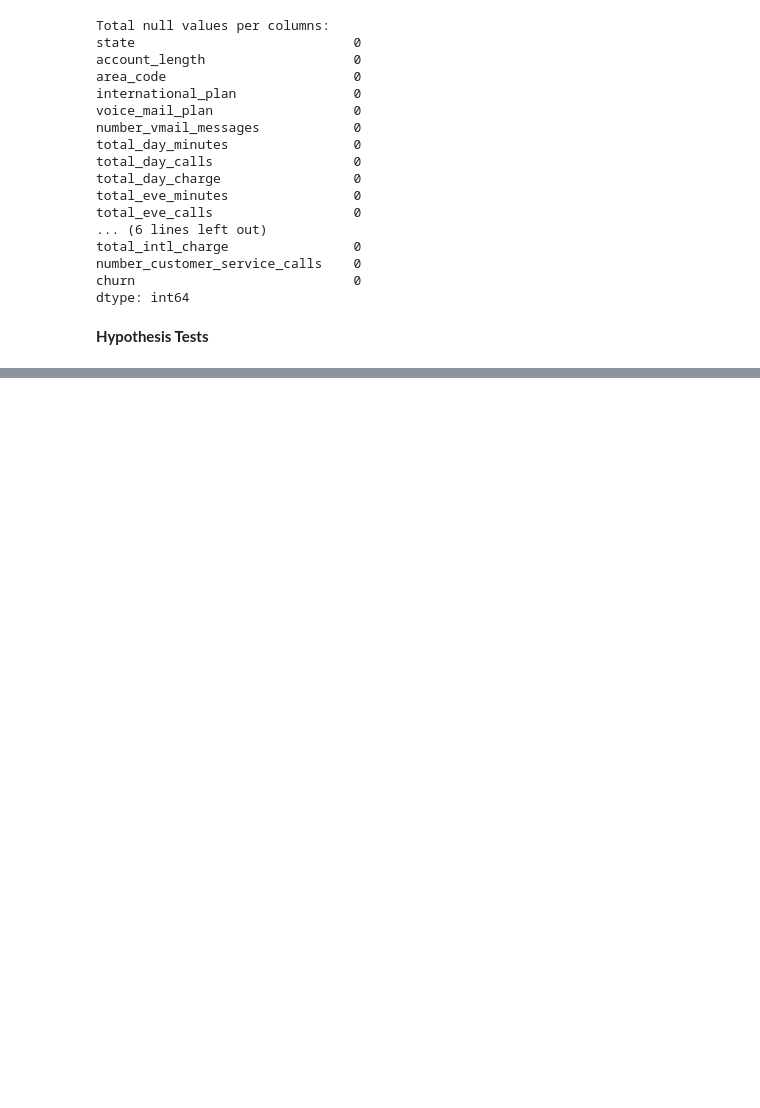
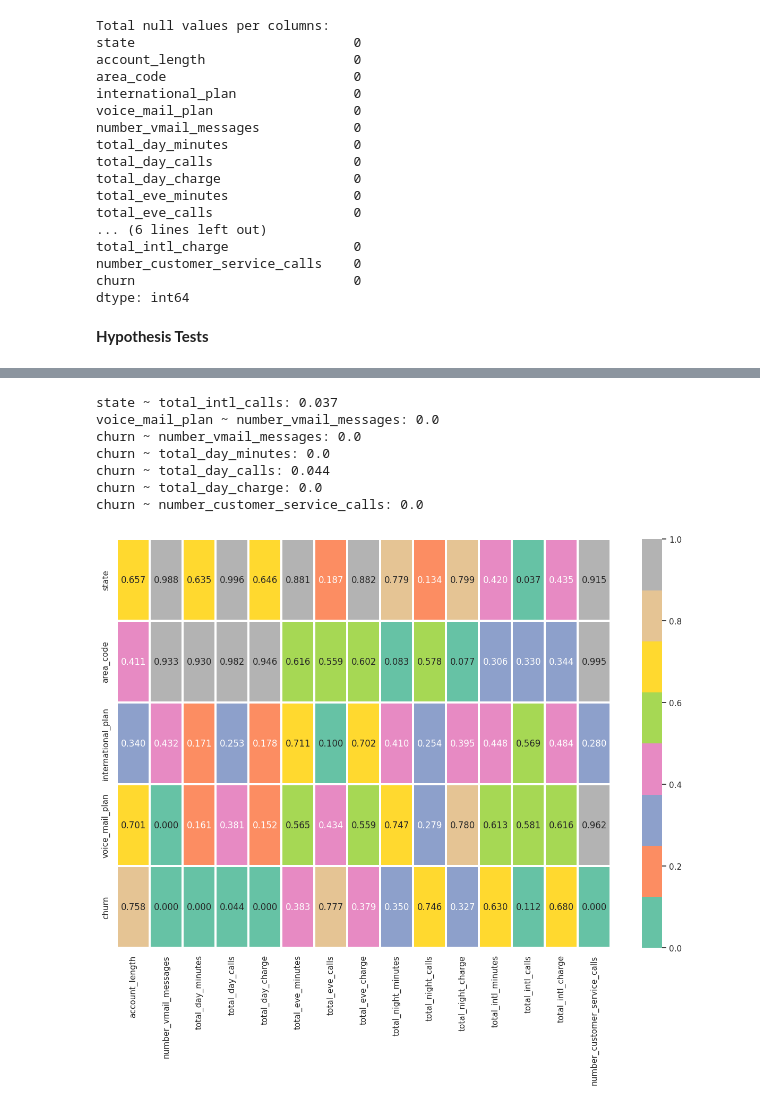
Before and after one commit to hyugai/MLOps_Marketing_CustomerChurn_2020KaggleCompetition, a Jupyter notebook: notebooks/data_wrangling/data_wrangling.ipynb, the cells around one changed output, grey strips where cells are left out. Drawn from its saved outputs; the diff is of its cells as text; code cells hidden in the pictures; blank space fills up the shorter version.

```diff
--- a/notebooks/data_wrangling/data_wrangling.ipynb
+++ b/notebooks/data_wrangling/data_wrangling.ipynb
@@ -252,0 +349,13 @@ D'Agostino-Pearson's:
+# %%
+# dependency test: permutation test
+## Null hypothesis: All samples come from the same distribution
+permutation(df_cleaned, cat_cols, num_cols)
+# %% [output]
+state ~ total_intl_calls: 0.037
+voice_mail_plan ~ number_vmail_messages: 0.0
+churn ~ number_vmail_messages: 0.0
+churn ~ total_day_minutes: 0.0
+churn ~ total_day_calls: 0.044
+churn ~ total_day_charge: 0.0
+churn ~ number_customer_service_calls: 0.0
+[figure, added]
```
Also changed, not shown: parts of 5 cells of this notebook.
